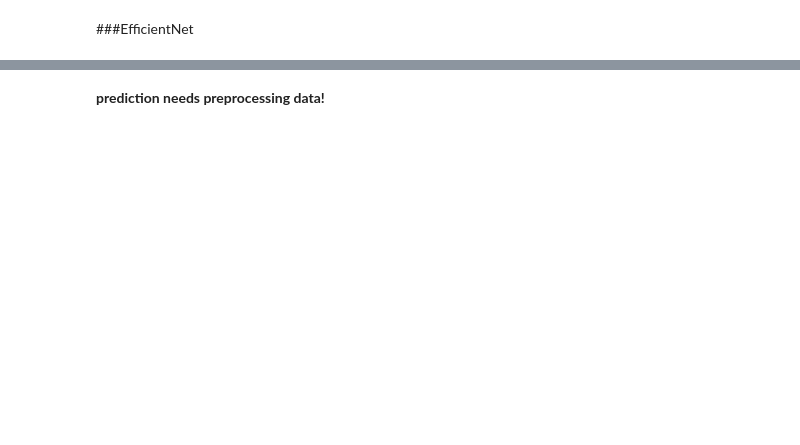
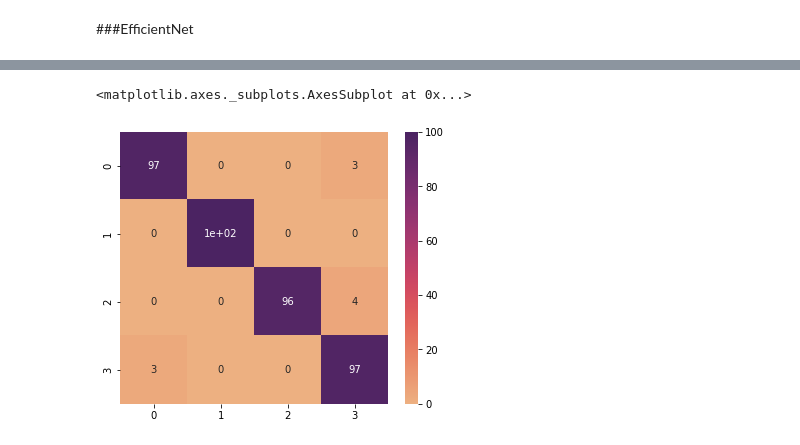
Before and after one commit to monikachudyba/ArtificialNeuralNetworkProjects, a Jupyter notebook: CNN-CoffeeBeanDataset.ipynb, the cells around one changed output, grey strips where cells are left out. Saved outputs shown, nothing was run; the diff lists cells and outputs as text; code cells hidden in the pictures; blank space fills up the shorter version.

```diff
--- a/CNN-CoffeeBeanDataset.ipynb
+++ b/CNN-CoffeeBeanDataset.ipynb
@@ -611,7 +664,7 @@ def unfreeze_model(model):
 # %%
 #unfreeze_model(model_en)
 model_en.fit(train_imagegen_pca32,
-             epochs=30,
+             epochs=20,
              steps_per_epoch = len(train_imagegen_pca32),
              validation_data = test_imagegen_pca32,
              validation_steps = int(0.25*len(test_imagegen_pca32)),
@@ -622,4 +679,4 @@ Epoch 1/30
 <keras.callbacks.History at 0x...>
 # %%
-# predictions = np.argmax(model_en.predict_generator(test_imagegen_pca32), axis=-1)
+predictions = np.argmax(model_en.predict_generator(test_imagegen_pca32), axis=-1)
 # %%
@@ -627,9 +695,10 @@ Epoch 1/30
-# %% [markdown]
-**prediction needs preprocessing data!**
 # %%
-# cf = confusion_matrix(y_test, predictions)
-# plt.figure(figsize=(6, 5))
-# sns.heatmap(cf, cmap="flare", annot=True)
+cf = confusion_matrix(y_test, predictions)
+plt.figure(figsize=(6, 5))
+sns.heatmap(cf, cmap="flare", annot=True)
+# %% [output]
+<matplotlib.axes._subplots.AxesSubplot at 0x...>
+[figure, added]
 # %%
 model_en.evaluate(test_imagegen_pca32)
 # %% [output]
```
Also changed, not shown: parts of 24 cells of this notebook.
